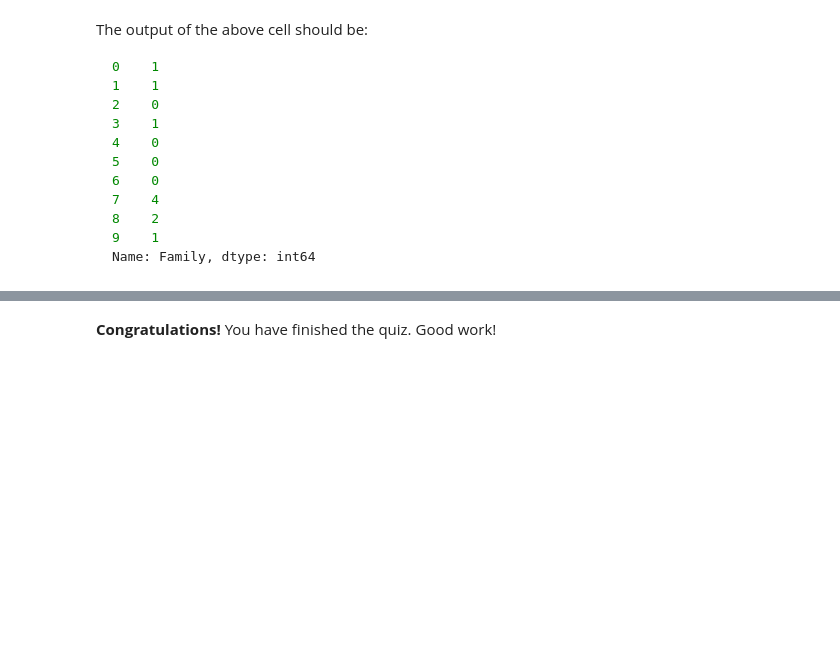
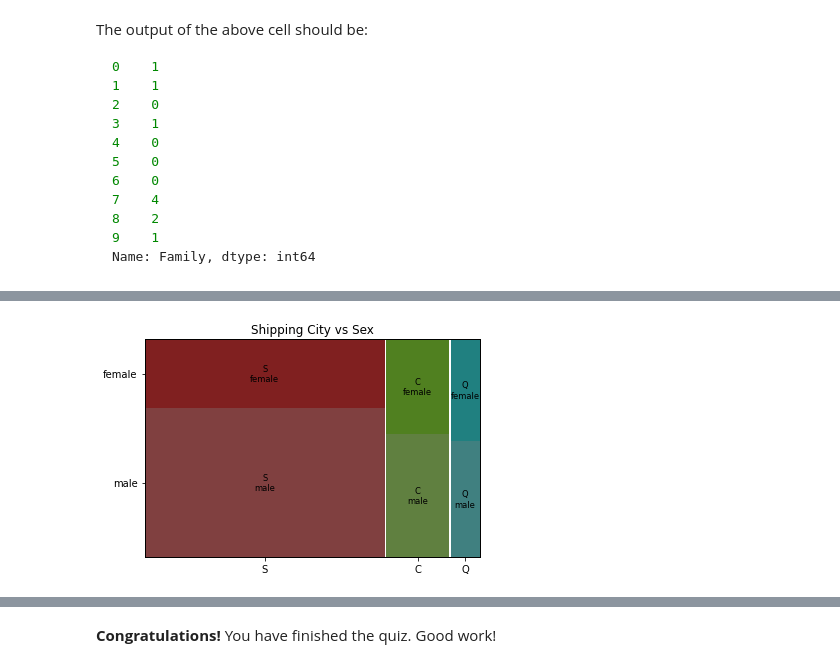
Before and after one commit to dmojicam/AlgorithmsUN2022II, a Jupyter notebook: Quiz2/dmojicam_Quiz_2_Python_Pandas_UNCode.ipynb, the cells around one changed output, grey strips where cells are left out. Cells and saved outputs as stored; diff of their text form; code cells hidden in the pictures; blank space fills up the shorter version.

```diff
--- a/Quiz2/dmojicam_Quiz_2_Python_Pandas_UNCode.ipynb
+++ b/Quiz2/dmojicam_Quiz_2_Python_Pandas_UNCode.ipynb
@@ -691,0 +745,9 @@ Name: Family, dtype: int64
+# %%
+import numpy as np
+import pandas as pd
+import matplotlib.pyplot as plt
+from statsmodels.graphics.mosaicplot import mosaic
+mosaic(df, ['Embarked', 'Sex'], title='Shipping City vs Sex')
+plt.show()
+# %% [output]
+[figure, added]
```
Also changed, not shown: parts of 14 cells of this notebook.
